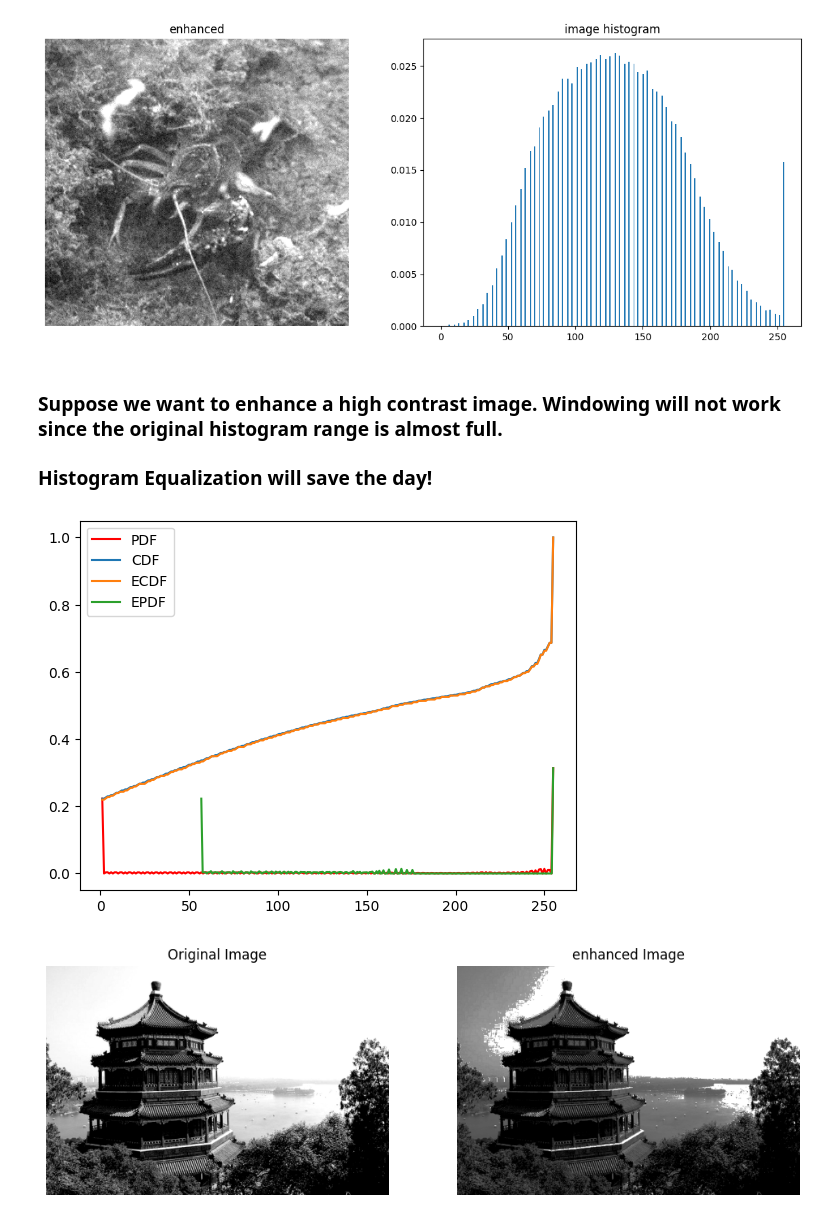
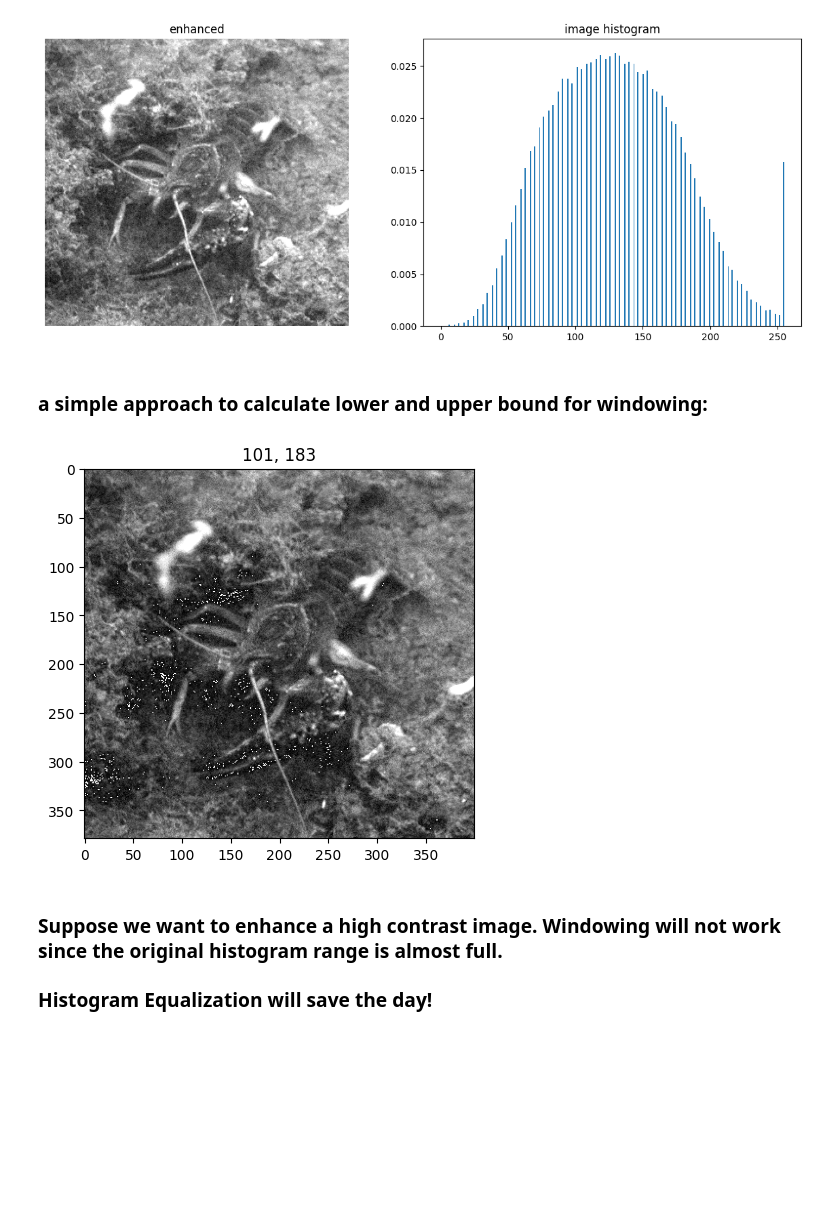
Before and after one commit to York-Citynew/image_adjustment, a Jupyter notebook: image_adjustments.ipynb, the cells around one changed output. Saved outputs shown, nothing was run; the diff lists cells and outputs as text; code cells hidden in the pictures; blank space fills up the shorter version.

```diff
--- a/image_adjustments.ipynb
+++ b/image_adjustments.ipynb
@@ -125,34 +125,26 @@ plt.show()
 [figure]
 [figure]
 [figure]
+# %% [markdown]
+### a simple approach to calculate lower and upper bound for windowing:
+# %%
+def find_boundaries(image, eps):
+    hist = np.zeros(256)
+    for row in image:
+        for intensity in row:
+            hist[intensity] += 1
+    normalized_cdf = np.cumsum(hist) / image.size
+    a = np.argwhere(normalized_cdf >= (1-eps)/2)[0, 0]
+    b = np.argwhere(normalized_cdf >= 1-(1-eps)/2)[0, 0]
+    return a, b
+
+a, b = find_boundaries(bad_image1, .99)
+windowed_image = np.clip((bad_image1 - a) / (b - a), 0, 1)
+plt.title(f'{a}, {b}')
+plt.imshow(windowed_image, 'gray', vmin=0, vmax=1)
+plt.show()
+# %% [output]
+[figure, added]
 # %% [markdown]
 ### Suppose we want to enhance a high contrast image. Windowing will not work since the original histogram range is almost full.
 ### Histogram Equalization will save the day!
-# %%
-bad_image2 = adjust_contrast(image, .7)
-count, bins_count = np.histogram(bad_image2.ravel(), bins=256)
-pdf = count.astype(np.float32) / bad_image2.size
-cdf = np.cumsum(pdf)
-ecdf = np.floor(255 * cdf)
-ecdf_image = ecdf[bad_image2.ravel()]
-ecdf_image = np.reshape(ecdf_image, bad_image2.shape)
-ecdf_count, ecdf_bins_count = np.histogram(ecdf_image, bins=256)
-
-plt.plot(bins_count[1:], pdf, color="red", label="PDF")
-plt.plot(bins_count[1:], cdf, label="CDF")
-plt.plot(bins_count[1:], ecdf/255, label="ECDF")
-plt.plot(ecdf_bins_count[1:], ecdf_count/bad_image2.size, label="EPDF")
-plt.legend()
-plt.figure(figsize=(12,5))
-plt.subplot(1,2,1)
-plt.title("Original Image")
-plt.axis('off')
-plt.imshow(bad_image2, cmap='gray')
-plt.subplot(1,2,2)
-plt.title("enhanced Image")
-plt.imshow(ecdf_image, cmap='gray')
-plt.axis('off')
-plt.show()
-# %% [output]
-[figure, removed]
-[figure, removed]
```
Also changed, not shown: parts of 4 cells of this notebook, 1 other file.
